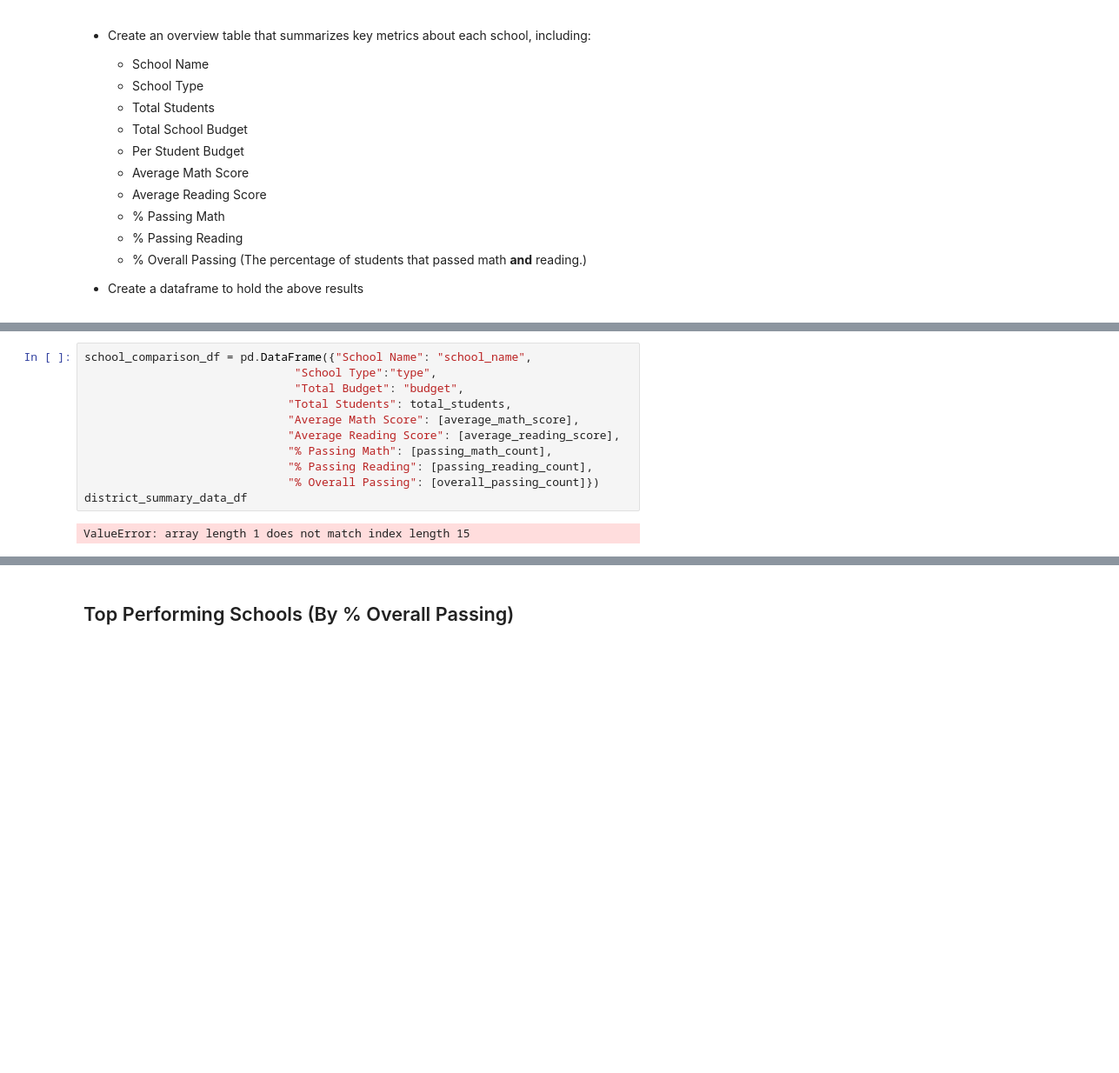
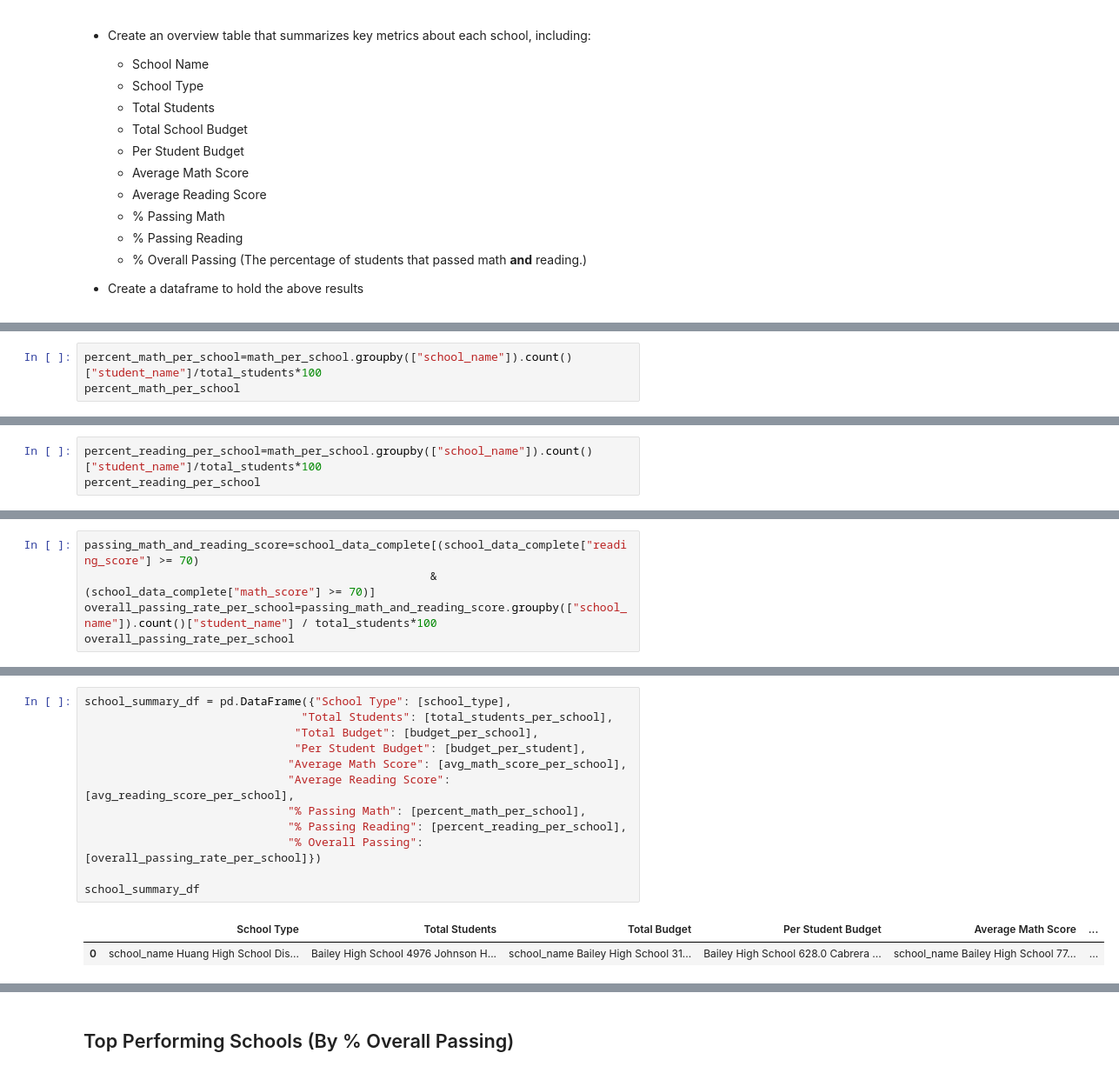
Before and after one commit to nadiarichards/pandas_challenge, a Jupyter notebook: PyCitySchools/PyCitySchools_starter.ipynb, the cells around one changed output, grey strips where cells are left out. Shown: that part at 87% size. Drawn from its saved outputs; the diff is of its cells as text; blank space fills up the shorter version.

```diff
--- a/PyCitySchools/PyCitySchools_starter.ipynb
+++ b/PyCitySchools/PyCitySchools_starter.ipynb
@@ -275,0 +260,3 @@ SyntaxError: invalid syntax (<ipython-input-53-d499ffafa369>, line 1)
+# %%
+percent_math_per_school=math_per_school.groupby(["school_name"]).count()["student_name"]/total_students*100
+percent_math_per_school
@@ -275,0 +290,3 @@ SyntaxError: invalid syntax (<ipython-input-53-d499ffafa369>, line 1)
+# %%
+percent_reading_per_school=math_per_school.groupby(["school_name"]).count()["student_name"]/total_students*100
+percent_reading_per_school
@@ -275,0 +310,5 @@ SyntaxError: invalid syntax (<ipython-input-53-d499ffafa369>, line 1)
+# %%
+passing_math_and_reading_score=school_data_complete[(school_data_complete["reading_score"] >= 70)
+                                                   & (school_data_complete["math_score"] >= 70)]
+overall_passing_rate_per_school=passing_math_and_reading_score.groupby(["school_name"]).count()["student_name"] / total_students*100
+overall_passing_rate_per_school
@@ -276,13 +354,15 @@ SyntaxError: invalid syntax (<ipython-input-53-d499ffafa369>, line 1)
 # %%
-school_comparison_df = pd.DataFrame({"School Name": "school_name",
-                               "School Type":"type",
-                               "Total Budget": "budget",
-                              "Total Students": total_students,
-                              "Average Math Score": [average_math_score],
-                              "Average Reading Score": [average_reading_score],
-                              "% Passing Math": [passing_math_count],
-                              "% Passing Reading": [passing_reading_count],
-                              "% Overall Passing": [overall_passing_count]})
-district_summary_data_df
+school_summary_df = pd.DataFrame({"School Type": [school_type],
+                                "Total Students": [total_students_per_school],
+                               "Total Budget": [budget_per_school],
+                               "Per Student Budget": [budget_per_student],
+                              "Average Math Score": [avg_math_score_per_school],
+                              "Average Reading Score": [avg_reading_score_per_school],
+                              "% Passing Math": [percent_math_per_school],
+                              "% Passing Reading": [percent_reading_per_school],
+                              "% Overall Passing": [overall_passing_rate_per_school]})
+
+school_summary_df
 # %% [output]
-ValueError: array length 1 does not match index length 15
+|  | School Type | Total Students | Total Budget | Per Student Budget | Average Math Score | ... |
+| 0 | school_name Huang High School Dis... | Bailey High School 4976 Johnson H... | school_name Bailey High School 31... | Bailey High School 628.0 Cabrera ... | school_name Bailey High School 77... | ... |
```
Also changed, not shown: parts of 28 cells of this notebook.
